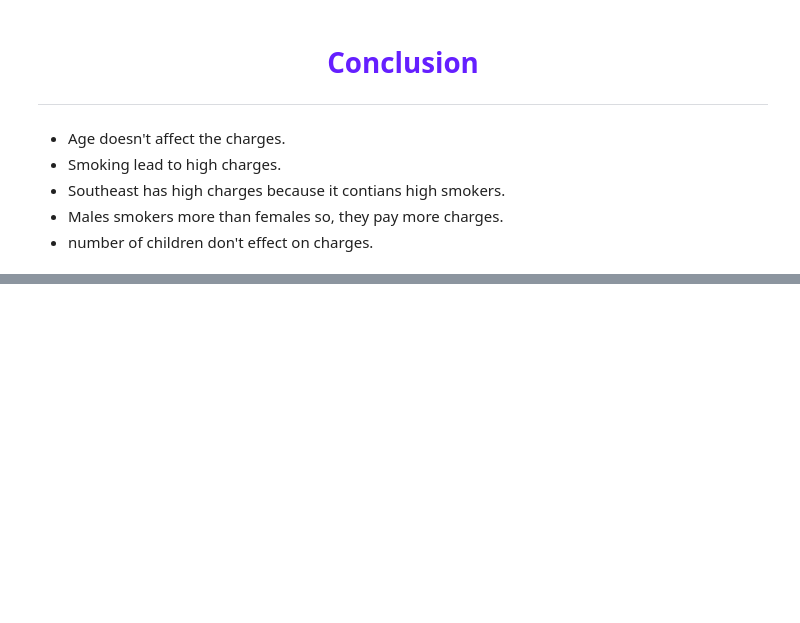
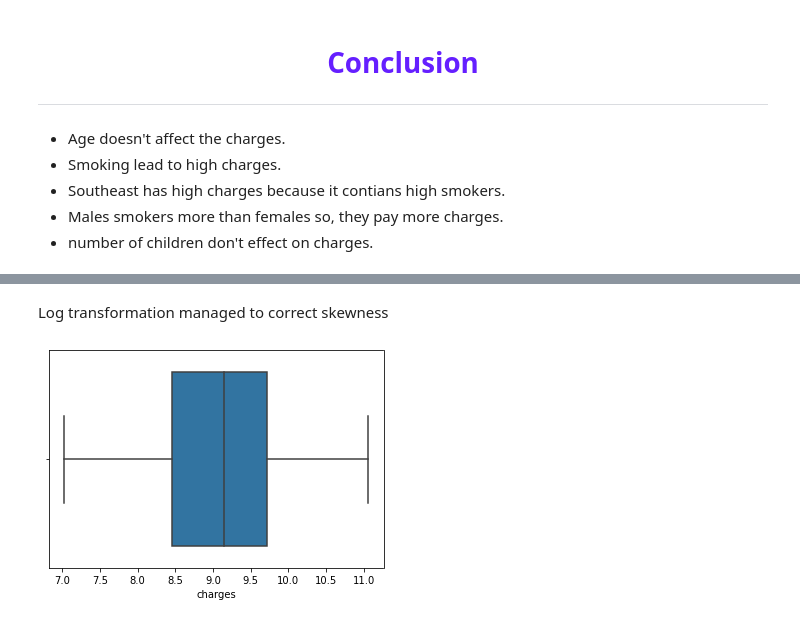
Before and after one commit to josiaspro20/Insurance-data-EDA-analysis-ML-models, a Jupyter notebook: Analysis_and_apply_some_models_(Insurance_data).ipynb, the cells around one changed output, grey strips where cells are left out. Cells and saved outputs as stored; diff of their text form; code cells hidden in the pictures; blank space fills up the shorter version.

```diff
--- a/Analysis_and_apply_some_models_(Insurance_data).ipynb
+++ b/Analysis_and_apply_some_models_(Insurance_data).ipynb
@@ -233,0 +334,7 @@ sns.heatmap(df_new.corr(), annot=True);
+# %% [markdown]
+Log transformation managed to correct skewness
+# %%
+# Check outliers
+sns.boxplot(x=log_transformed);
+# %% [output]
+[figure, added]
```
Also changed, not shown: parts of 89 cells of this notebook.
